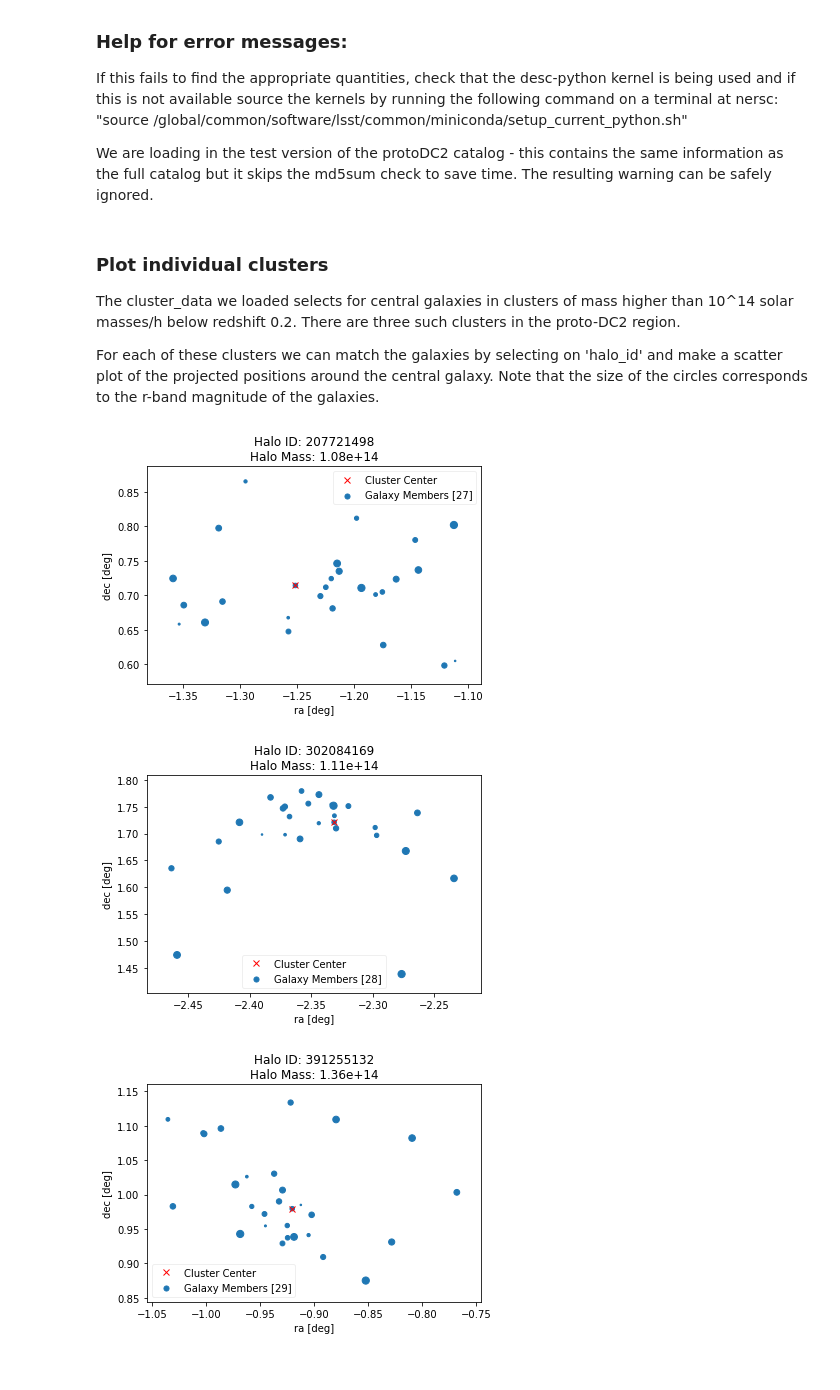
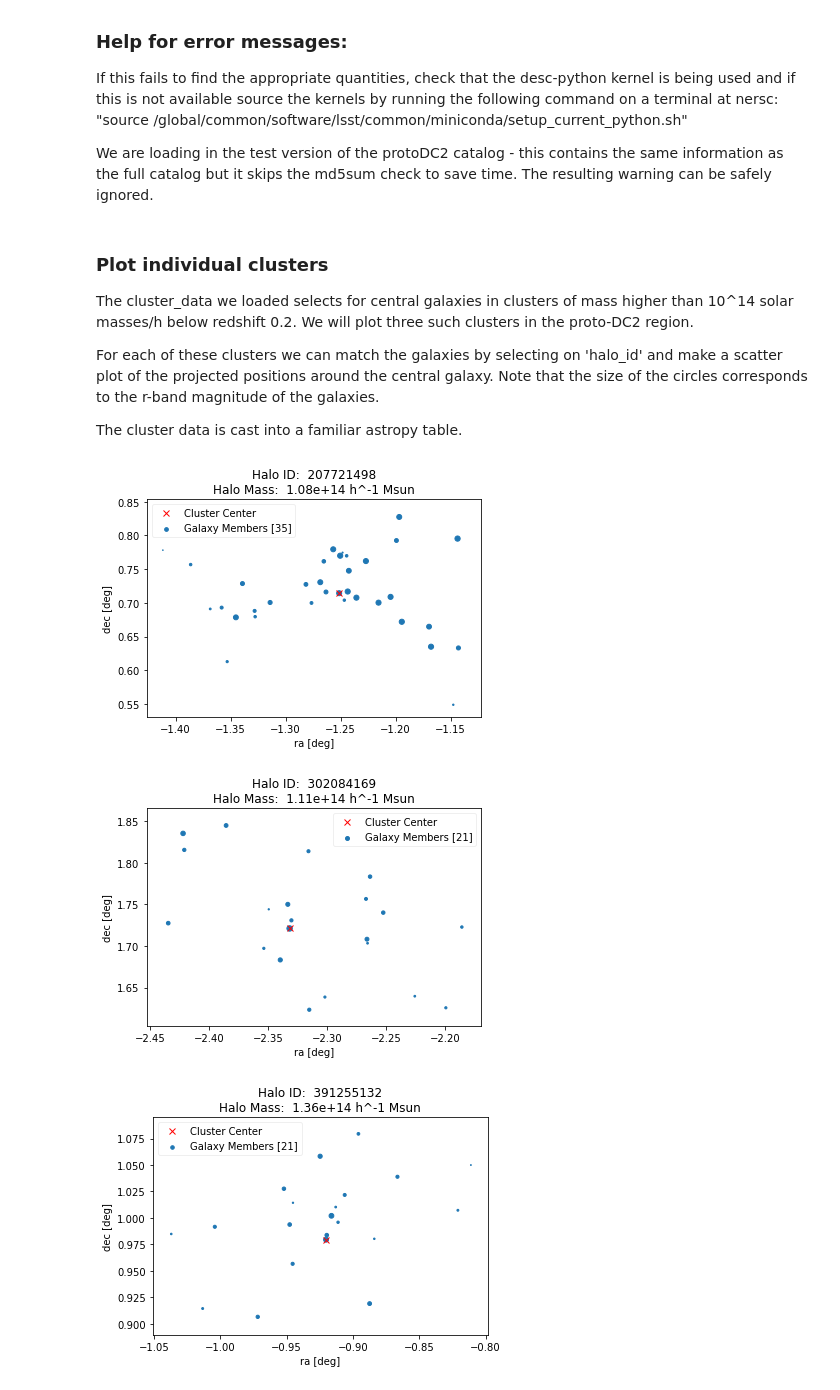
Before and after one commit to LSSTDESC/DC2-production, a Jupyter notebook: Notebooks/ProtoDC2_Cluster_Member_Cutout.ipynb, the cells around one changed output. Saved outputs shown, nothing was run; the diff lists cells and outputs as text; code cells hidden in the pictures.

```diff
--- a/Notebooks/ProtoDC2_Cluster_Member_Cutout.ipynb
+++ b/Notebooks/ProtoDC2_Cluster_Member_Cutout.ipynb
@@ -19,33 +39,38 @@ We are loading in the test version of the protoDC2 catalog - this contains the s
 gc = GCRCatalogs.load_catalog('protoDC2_test')
 galaxy_data = gc.get_quantities(['ra', 'dec', 'mag_r','halo_id'],filters=['mag_r < 19'])
 cluster_data = gc.get_quantities(['ra','dec', 'halo_mass','halo_id'],
-                                 filters=['isCentral','halo_mass > 1e14', 'redshift < 0.2'])
+                                 filters=['is_central','halo_mass > 1e14', 'redshift < 0.2'])
 # %% [markdown]
 ### Plot individual clusters
-The cluster_data we loaded selects for central galaxies in clusters of mass higher than 10^14 solar masses/h below redshift 0.2. There are three such clusters in the proto-DC2 region.
+The cluster_data we loaded selects for central galaxies in clusters of mass higher than 10^14 solar masses/h below redshift 0.2. We will plot three such clusters in the proto-DC2 region.
 
 For each of these clusters we can match the galaxies by selecting on 'halo_id' and make a scatter plot of the projected positions around the central galaxy. Note that the size of the circles corresponds to the r-band magnitude of the galaxies.
+
+The cluster data is cast into a familiar astropy table.
 # %%
-for i in range(0, len(cluster_data['ra'])):
-    ra, dec = cluster_data['ra'][i], cluster_data['dec'][i]
-    halo_id, halo_mass = cluster_data['halo_id'][i], cluster_data['halo_mass'][i]
-    slct_clstr = galaxy_data['halo_id']==halo_id
+cluster_data = astropy.table.Table(cluster_data)
+for i, cluster in enumerate(cluster_data):
+    if (i >= 3):
+        break # plot only the first 3
+    members = GCRQuery('halo_id == {}'.format(cluster['halo_id'])).filter(galaxy_data)
     plt.figure()
-    plt.scatter(galaxy_data['ra'][slct_clstr], galaxy_data['dec'][slct_clstr],
-                s=(19-galaxy_data['mag_r'])*8, label ='Galaxy Members [{}]'.format(np.sum(slct_clstr)))
-    plt.plot(ra,dec,'xr',label='Cluster Center')
-    plt.legend(loc='best',framealpha=0.3)
+    plt.scatter(
+        members['ra'],
+        members['dec'],
+        s=(19-members['mag_r'])*8,
+        label='Galaxy Members [{}]'.format(len(members['ra']))
+    )
+    plt.plot(cluster['ra'], cluster['dec'], 'xr', label='Cluster Center')
+    plt.legend(loc='best', framealpha=0.3)
     plt.xlabel(r'ra [deg]')
     plt.ylabel(r'dec [deg]')
-    plt.title('Halo ID: {}\nHalo Mass: {:.2e}'.format(halo_id, halo_mass))
-    if(i+1==3):
-        break
+    plt.title('Halo ID:  {}\nHalo Mass:  {:.2e} h^-1 Msun'.format(cluster['halo_id'], cluster['halo_mass']))
 
 plt.show()
 # %% [output]
-[figure, old version]
+[figure, new version]
-[figure, old version]
+[figure, new version]
-[figure, old version]
+[figure, new version]
 # %% [markdown]
 ### Extensions:
 We can load further information on the cluster members. For instance the second cluster looks a little odd in projected space, so we re-make these plots in comoving cartesian coordinates x and y in the example below. We also map the colours to the x-direction velocities.
```
Also changed, not shown: parts of 5 cells of this notebook, 1 other file.
